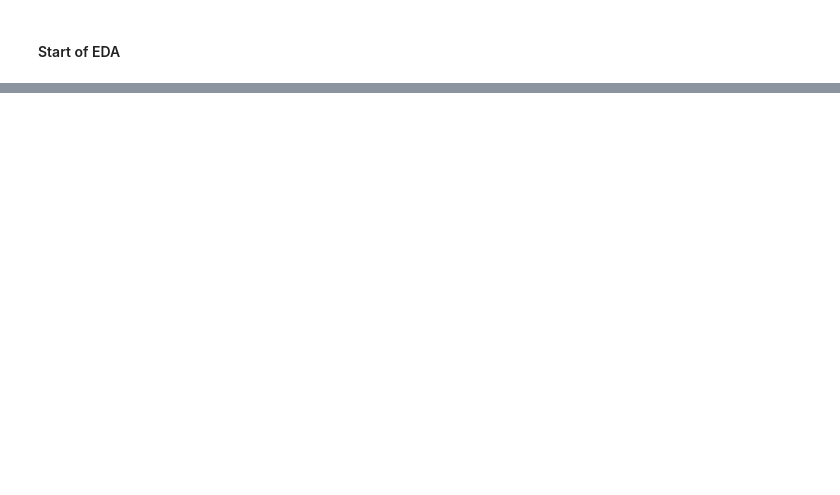
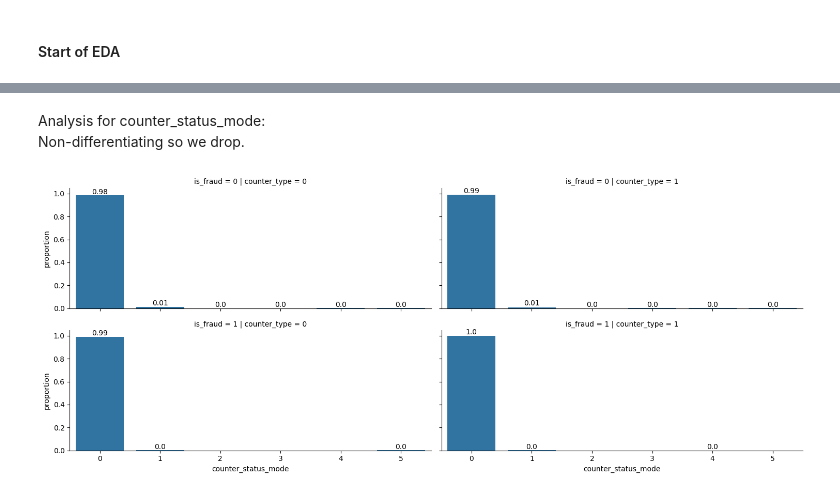
Before and after one commit to nghockleong/fraud-detection-in-electricity-and-gas-consumption, a Jupyter notebook: fraud-detection-in-electricity-and-gas-consumption.ipynb, the cells around one changed output, grey strips where cells are left out. Drawn from its saved outputs; the diff is of its cells as text; code cells hidden in the pictures; blank space fills up the shorter version.

```diff
--- a/fraud-detection-in-electricity-and-gas-consumption.ipynb
+++ b/fraud-detection-in-electricity-and-gas-consumption.ipynb
@@ -204,0 +261,22 @@ Name: count, dtype: int64
+# %%
+train = pd.concat([X_train, y_train], axis = 1)
+
+def annotate_plot(ax, prec):
+    for p in ax.patches:
+        height = round(p.get_height(), prec)
+        ax.annotate(f'{height}',
+                    xy = (p.get_x() + p.get_width() / 2, height),
+                    va = "bottom",
+                    ha = "center"
+        )
+# %% [markdown]
+Analysis for counter_status_mode:<br>
+Non-differentiating so we drop.
+# %%
+g = sns.FacetGrid(train, row = "is_fraud", col = "counter_type", aspect = 2.5)
+g.map_dataframe(sns.countplot, "counter_status_mode", stat = "proportion")
+
+for ax in g.axes.flat:
+    annotate_plot(ax, 2)
+# %% [output]
+[figure, added]
```
Also changed, not shown: parts of 58 cells of this notebook.
